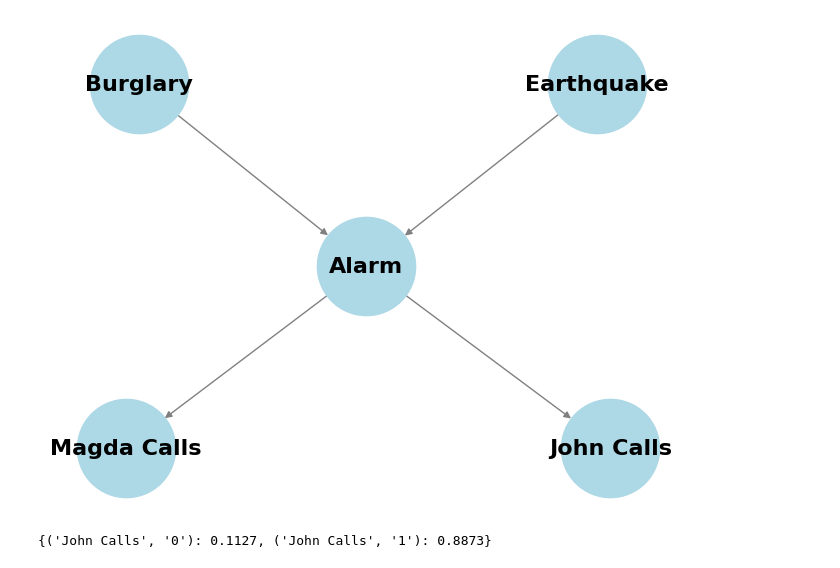
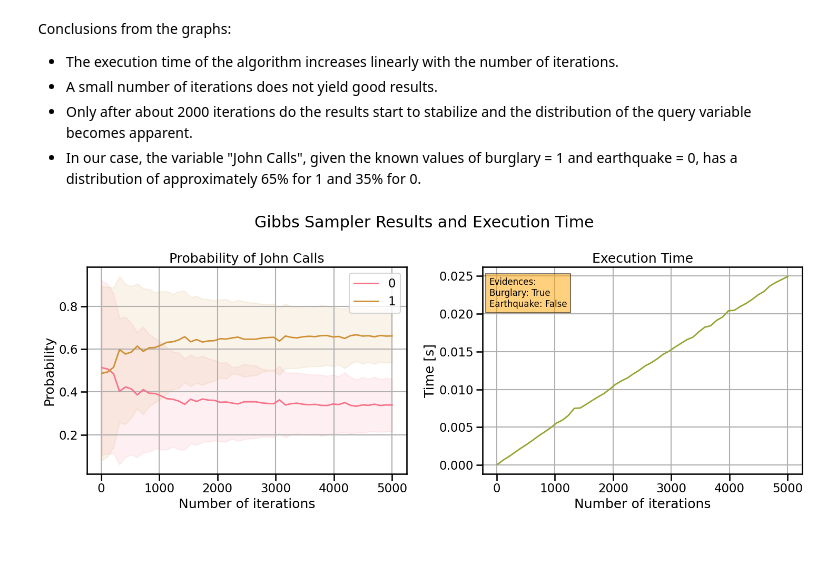
Before and after one commit to oszypczy/Bayes-Network-MCMC-Algorithm, a Jupyter notebook: lab_7.ipynb, the cells around one changed output. Cells and saved outputs as stored; diff of their text form; code cells hidden in the pictures.

```diff
--- a/lab_7.ipynb
+++ b/lab_7.ipynb
@@ -32,6 +51,6 @@ class BayesNode:
 # %%
 class BayesNetwork:
-    def __init__(self, structure : Dict[str, Tuple[List[str], List[str]]], probabilities) -> None:
+    def __init__(self, structure : Dict[str, Dict[str, List[str]]], probabilities : Dict[str, Union[float, Dict]]) -> None:
         self.nodes: Dict[str, BayesNode] = {}
         self.node_values: Dict[str, int] = {}
         self.counter = {}
@@ -80,6 +107,6 @@ class BayesNetwork:
 # %%
 class GibbsSampler:
-    def __init__(self, bayes_network : BayesNetwork, domain : List[int]) -> None:
+    def __init__(self, bayes_network : BayesNetwork, domain : List[str]) -> None:
         self.bayes_network = bayes_network
         self.domain = domain
 
@@ -94,7 +121,7 @@ class GibbsSampler:
             self.bayes_network.counter[(query_variable, self.bayes_network.node_values[query_variable])] += 1
         return self.normalize(self.bayes_network.counter, iterations)
 
-    def calculate_conditional_probabilities(self, node : BayesNode, domain) -> Dict[int, float]:
+    def calculate_conditional_probabilities(self, node : BayesNode, domain : List[str]) -> Dict[Tuple[str, str], float]:
         result = {}
         for value in domain:
             if node.parents:
@@ -114,7 +141,7 @@ class GibbsSampler:
                 result[value] *= self.get_nested_value(self.bayes_network.probabilities[child.name], handler)
         return result
 
-    def normalize(self, counter: Dict[Tuple[str, int], int], iterations: int) -> Dict[str, int]:
+    def normalize(self, counter: Dict[Tuple[str, int], int], iterations: int) -> Dict[Tuple[str, str], float]:
         result = {}
         for value, count in counter.items():
             result[value] = count / iterations
@@ -158,3 +185,7 @@ def read_json_file(file_path: str) -> dict:
     with open(file_path, 'r') as file:
         data = json.load(file)
     return data
+# %%
+evidences = read_json_file("evidences.json")
+probabilities = read_json_file("probabilities.json")
+structure = read_json_file("bayes_structure.json")
@@ -160,0 +239,10 @@ def read_json_file(file_path: str) -> dict:
+# %%
+query_variable = "John Calls"
+domain = ['0', '1']
+
+bayes_network = BayesNetwork(structure, probabilities)
+bayes_network.show_structure()
+
+gibbs_sampler = GibbsSampler(bayes_network, domain)
+result = gibbs_sampler.run(evidences, query_variable, 10000)
+print(result)
@@ -161,15 +308,18 @@ def read_json_file(file_path: str) -> dict:
+# %% [markdown]
+Conclusions from the graphs:
+
+- The execution time of the algorithm increases linearly with the number of iterations.
+- A small number of iterations does not yield good results.
+- Only after about 2000 iterations do the results start to stabilize and the distribution of the query variable becomes apparent.
+- In our case, the variable "John Calls", given the known values of burglary = 1 and earthquake = 0, has a distribution of approximately 65% for 1 and 35% for 0.
 # %%
 evidences = read_json_file("evidences.json")
 probabilities = read_json_file("probabilities.json")
 structure = read_json_file("bayes_structure.json")
-
 query_variable = "John Calls"
+domain = ['0', '1']
 bayes_network = BayesNetwork(structure, probabilities)
-bayes_network.show_structure()
-
-gibbs_sampler = GibbsSampler(bayes_network, ['0', '1'])
-result = gibbs_sampler.run(evidences, query_variable, 10000)
-print(result)
+gibbs_sampler = GibbsSampler(bayes_network, domain)
+draw_graphs(gibbs_sampler, query_variable, evidences)
 # %% [output]
-[figure, old version]
+[figure, new version]
-{('John Calls', '0'): 0.1127, ('John Calls', '1'): 0.8873}
```
Also changed, not shown: parts of 13 cells of this notebook, 1 other file.
